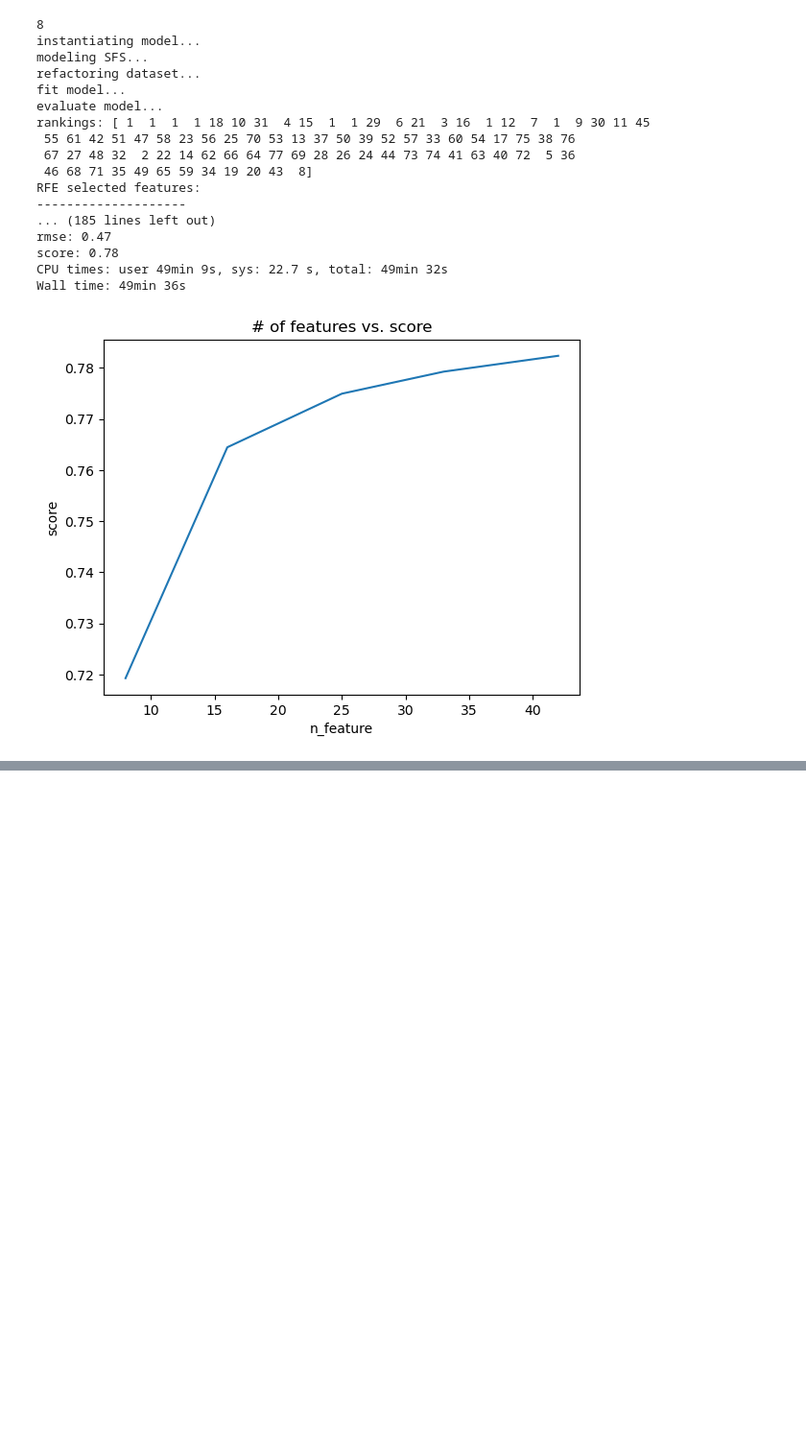
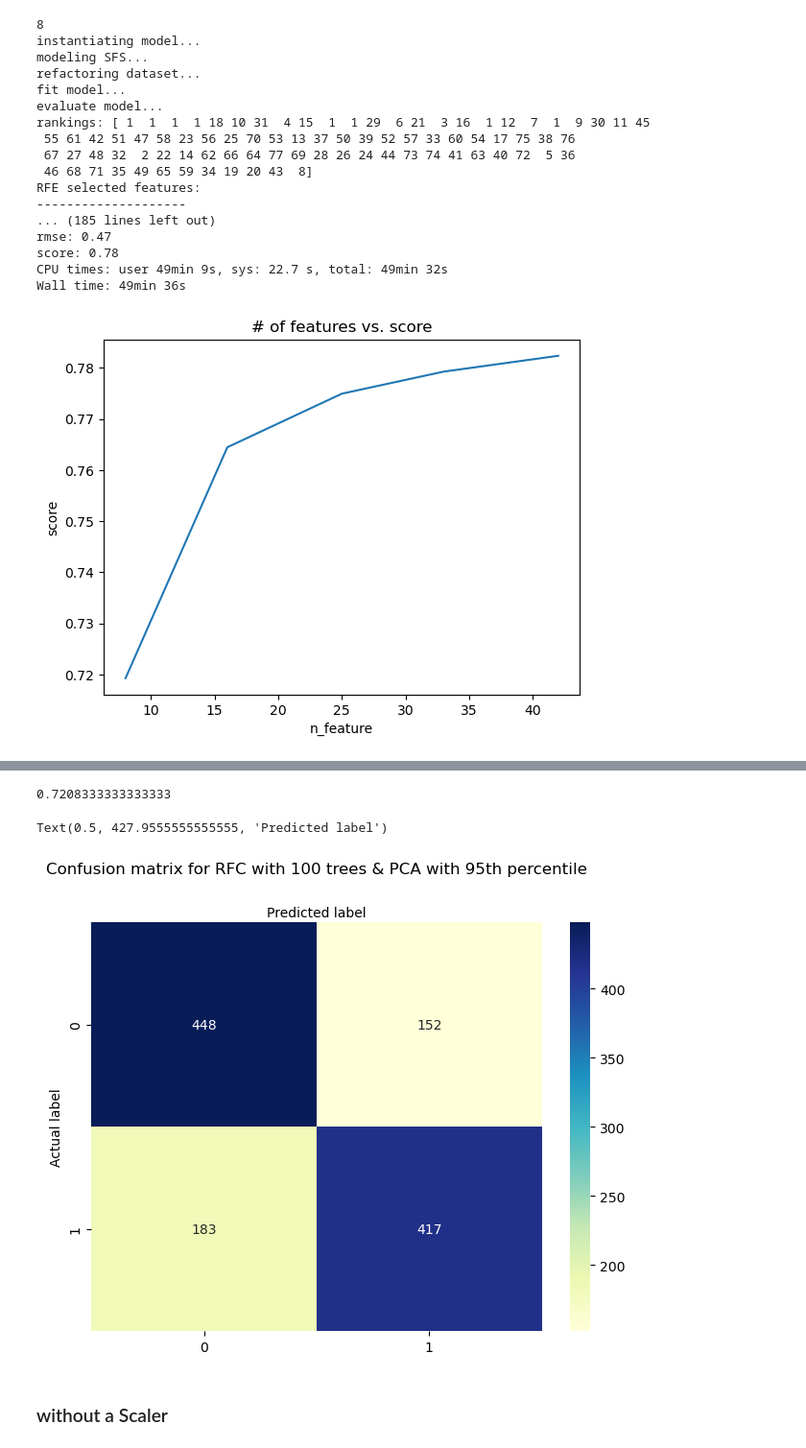
Before and after one commit to shashivish/RNA-ModX, a Jupyter notebook: predictive_model/RandomForest.ipynb, the cells around one changed output, grey strips where cells are left out. Shown at 96% size. Saved outputs shown, nothing was run; the diff lists cells and outputs as text; code cells hidden in the pictures; blank space fills up the shorter version.

```diff
--- a/predictive_model/RandomForest.ipynb
+++ b/predictive_model/RandomForest.ipynb
@@ -319,0 +332,7 @@ Text(0.5, 427.9555555555555, 'Predicted label')
+# %%
+from sklearn.decomposition import PCA
+
+# perform standard scaler on the train dataset
+train_X_scaled = scaler.fit_transform(train_X)
+train_X_scaled = pd.DataFrame(train_X_scaled, columns=train_X.columns)
+train_X_scaled
@@ -319,0 +419,30 @@ Text(0.5, 427.9555555555555, 'Predicted label')
+# %%
+# evaluate the model accuracy
+clf = model[2]
+pca = model[3]
+test_X_scaled = scaler.transform(test_X)
+pca_test_X = pca.transform(test_X_scaled)
+clf.score(pca_test_X, compressed_test_y)
+# %% [output]
+0.7208333333333333
+# %%
+# visualize confusion matrix
+cnf_matrix = cfm(compressed_test_y, clf.predict(pca_test_X))
+class_names=[0,1] # name  of classes
+fig, ax = plt.subplots()
+tick_marks = np.arange(len(class_names))
+plt.xticks(tick_marks, class_names)
+plt.yticks(tick_marks, class_names)
+
+# create heatmap
+sns.heatmap(pd.DataFrame(cnf_matrix), annot=True, cmap="YlGnBu" ,fmt='g')
+ax.xaxis.set_label_position("top")
+plt.tight_layout()
+plt.title('Confusion matrix for RFC with 100 trees & PCA with 95th percentile', y=1.1)
+plt.ylabel('Actual label')
+plt.xlabel('Predicted label')
+# %% [output]
+Text(0.5, 427.9555555555555, 'Predicted label')
+[figure, added]
+# %% [markdown]
+### without a Scaler
```
Also changed, not shown: parts of 24 cells of this notebook, 4 other files.
